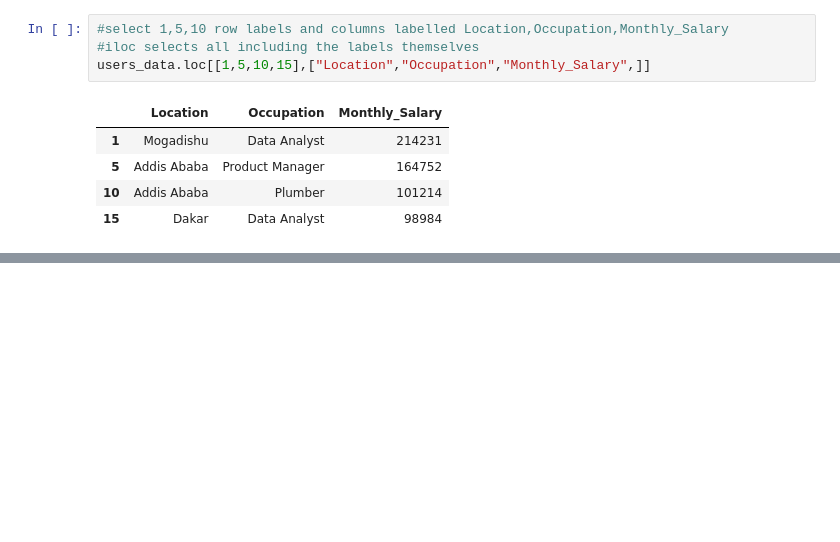
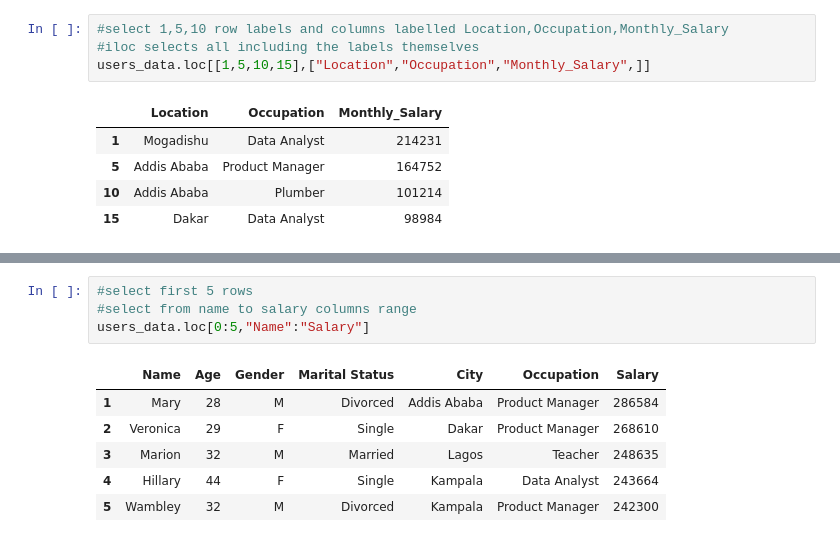
Before and after one commit to Majok-Bol/users_data, a Jupyter notebook: users_data_analytics.ipynb, the cells around one changed output, grey strips where cells are left out. Drawn from its saved outputs; the diff is of its cells as text; blank space fills up the shorter version.

Commit message:
select items using iloc and loc methods

```diff
--- a/users_data_analytics.ipynb
+++ b/users_data_analytics.ipynb
@@ -444,0 +484,11 @@ users_data.iloc[[0,3,6],[0,6]]
+# %%
+#select first 5 rows
+#select from name to salary columns range
+users_data.loc[0:5,"Name":"Salary"]
+# %% [output]
+|  | Name | Age | Gender | Marital Status | City | Occupation | Salary |
+| 1 | Mary | 28 | M | Divorced | Addis Ababa | Product Manager | 286584 |
+| 2 | Veronica | 29 | F | Single | Dakar | Product Manager | 268610 |
+| 3 | Marion | 32 | M | Married | Lagos | Teacher | 248635 |
+| 4 | Hillary | 44 | F | Single | Kampala | Data Analyst | 243664 |
+| 5 | Wambley | 32 | M | Divorced | Kampala | Product Manager | 242300 |
```
Also changed, not shown: parts of 4 cells of this notebook.
